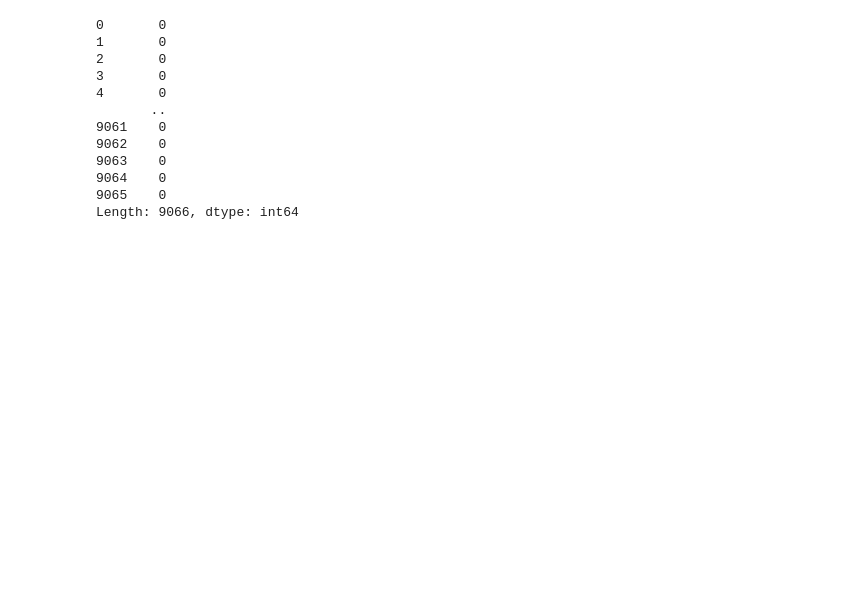
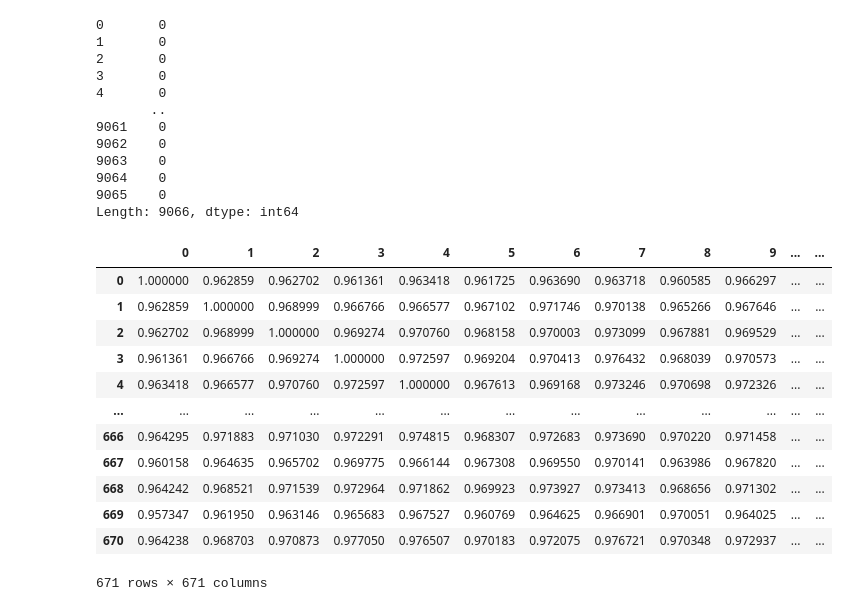
Before and after one commit to RudyLo/ML_Avance, a Jupyter notebook: ML_Avancé_TP1.ipynb, the cells around one changed output. Drawn from its saved outputs; the diff is of its cells as text; code cells hidden in the pictures; blank space fills up the shorter version.

```diff
--- a/ML_Avancé_TP1.ipynb
+++ b/ML_Avancé_TP1.ipynb
@@ -522,3 +522,24 @@ matrix.isnull().sum()
 9064    0
 9065    0
 Length: 9066, dtype: int64
+# %%
+from sklearn.metrics.pairwise import cosine_similarity
+b = cosine_similarity(matrix)
+# %%
+matrix = pd.DataFrame(b)
+
+matrix
+# %% [output]
+|  | 0 | 1 | 2 | 3 | 4 | 5 | 6 | 7 | 8 | 9 | ... | ... |
+| 0 | 1.000000 | 0.962859 | 0.962702 | 0.961361 | 0.963418 | 0.961725 | 0.963690 | 0.963718 | 0.960585 | 0.966297 | ... | ... |
+| 1 | 0.962859 | 1.000000 | 0.968999 | 0.966766 | 0.966577 | 0.967102 | 0.971746 | 0.970138 | 0.965266 | 0.967646 | ... | ... |
+| 2 | 0.962702 | 0.968999 | 1.000000 | 0.969274 | 0.970760 | 0.968158 | 0.970003 | 0.973099 | 0.967881 | 0.969529 | ... | ... |
+| 3 | 0.961361 | 0.966766 | 0.969274 | 1.000000 | 0.972597 | 0.969204 | 0.970413 | 0.976432 | 0.968039 | 0.970573 | ... | ... |
+| 4 | 0.963418 | 0.966577 | 0.970760 | 0.972597 | 1.000000 | 0.967613 | 0.969168 | 0.973246 | 0.970698 | 0.972326 | ... | ... |
+| ... | ... | ... | ... | ... | ... | ... | ... | ... | ... | ... | ... | ... |
+| 666 | 0.964295 | 0.971883 | 0.971030 | 0.972291 | 0.974815 | 0.968307 | 0.972683 | 0.973690 | 0.970220 | 0.971458 | ... | ... |
+| 667 | 0.960158 | 0.964635 | 0.965702 | 0.969775 | 0.966144 | 0.967308 | 0.969550 | 0.970141 | 0.963986 | 0.967820 | ... | ... |
+| 668 | 0.964242 | 0.968521 | 0.971539 | 0.972964 | 0.971862 | 0.969923 | 0.973927 | 0.973413 | 0.968656 | 0.971302 | ... | ... |
+| 669 | 0.957347 | 0.961950 | 0.963146 | 0.965683 | 0.967527 | 0.960769 | 0.964625 | 0.966901 | 0.970051 | 0.964025 | ... | ... |
+| 670 | 0.964238 | 0.968703 | 0.970873 | 0.977050 | 0.976507 | 0.970183 | 0.972075 | 0.976721 | 0.970348 | 0.972937 | ... | ... |
+671 rows × 671 columns
```
Also changed, not shown: parts of 7 cells of this notebook.
